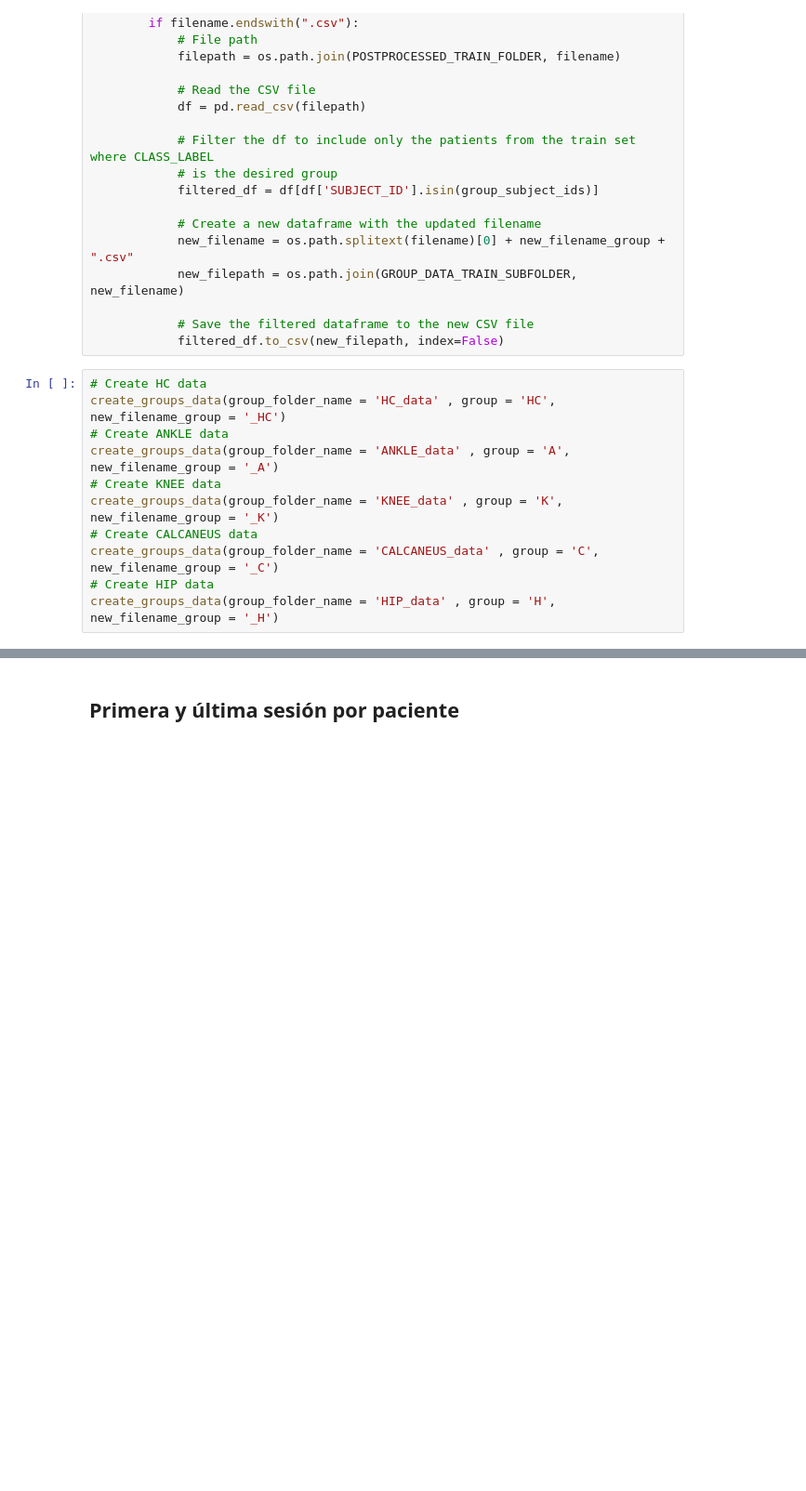
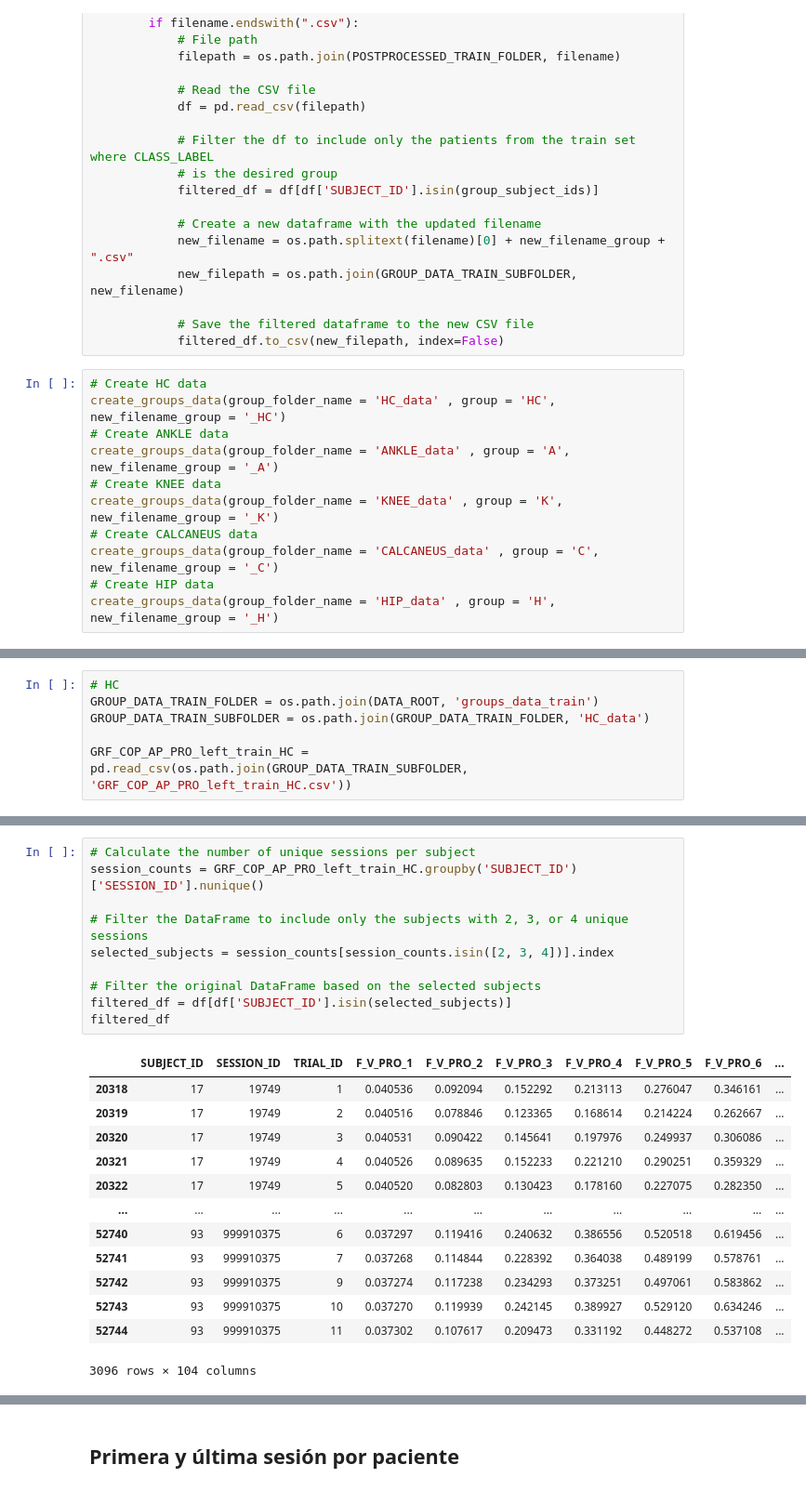
Before and after one commit to bernatsort/Therapy-Progress-Gait-Prediction, a Jupyter notebook: code.ipynb, the cells around one changed output, grey strips where cells are left out. Shown at 93% size. Cells and saved outputs as stored; diff of their text form; blank space fills up the shorter version.

Commit message:
patients with 2, 3 or 4 sessions

```diff
--- a/code.ipynb
+++ b/code.ipynb
@@ -976,0 +997,6 @@ create_groups_data(group_folder_name = 'HIP_data' , group = 'H', new_filename_gr
+# %%
+# HC
+GROUP_DATA_TRAIN_FOLDER = os.path.join(DATA_ROOT, 'groups_data_train')
+GROUP_DATA_TRAIN_SUBFOLDER = os.path.join(GROUP_DATA_TRAIN_FOLDER, 'HC_data')
+
+GRF_COP_AP_PRO_left_train_HC = pd.read_csv(os.path.join(GROUP_DATA_TRAIN_SUBFOLDER, 'GRF_COP_AP_PRO_left_train_HC.csv'))
@@ -976,0 +1019,24 @@ create_groups_data(group_folder_name = 'HIP_data' , group = 'H', new_filename_gr
+# %%
+# Calculate the number of unique sessions per subject
+session_counts = GRF_COP_AP_PRO_left_train_HC.groupby('SUBJECT_ID')['SESSION_ID'].nunique()
+
+# Filter the DataFrame to include only the subjects with 2, 3, or 4 unique sessions
+selected_subjects = session_counts[session_counts.isin([2, 3, 4])].index
+
+# Filter the original DataFrame based on the selected subjects
+filtered_df = df[df['SUBJECT_ID'].isin(selected_subjects)]
+filtered_df
+# %% [output]
+|  | SUBJECT_ID | SESSION_ID | TRIAL_ID | F_V_PRO_1 | F_V_PRO_2 | F_V_PRO_3 | F_V_PRO_4 | F_V_PRO_5 | F_V_PRO_6 | ... |
+| 20318 | 17 | 19749 | 1 | 0.040536 | 0.092094 | 0.152292 | 0.213113 | 0.276047 | 0.346161 | ... |
+| 20319 | 17 | 19749 | 2 | 0.040516 | 0.078846 | 0.123365 | 0.168614 | 0.214224 | 0.262667 | ... |
+| 20320 | 17 | 19749 | 3 | 0.040531 | 0.090422 | 0.145641 | 0.197976 | 0.249937 | 0.306086 | ... |
+| 20321 | 17 | 19749 | 4 | 0.040526 | 0.089635 | 0.152233 | 0.221210 | 0.290251 | 0.359329 | ... |
+| 20322 | 17 | 19749 | 5 | 0.040520 | 0.082803 | 0.130423 | 0.178160 | 0.227075 | 0.282350 | ... |
+| ... | ... | ... | ... | ... | ... | ... | ... | ... | ... | ... |
+| 52740 | 93 | 999910375 | 6 | 0.037297 | 0.119416 | 0.240632 | 0.386556 | 0.520518 | 0.619456 | ... |
+| 52741 | 93 | 999910375 | 7 | 0.037268 | 0.114844 | 0.228392 | 0.364038 | 0.489199 | 0.578761 | ... |
+| 52742 | 93 | 999910375 | 9 | 0.037274 | 0.117238 | 0.234293 | 0.373251 | 0.497061 | 0.583862 | ... |
+| 52743 | 93 | 999910375 | 10 | 0.037270 | 0.119939 | 0.242145 | 0.389927 | 0.529120 | 0.634246 | ... |
+| 52744 | 93 | 999910375 | 11 | 0.037302 | 0.107617 | 0.209473 | 0.331192 | 0.448272 | 0.537108 | ... |
+3096 rows × 104 columns
```
Also changed, not shown: parts of 12 cells of this notebook.
